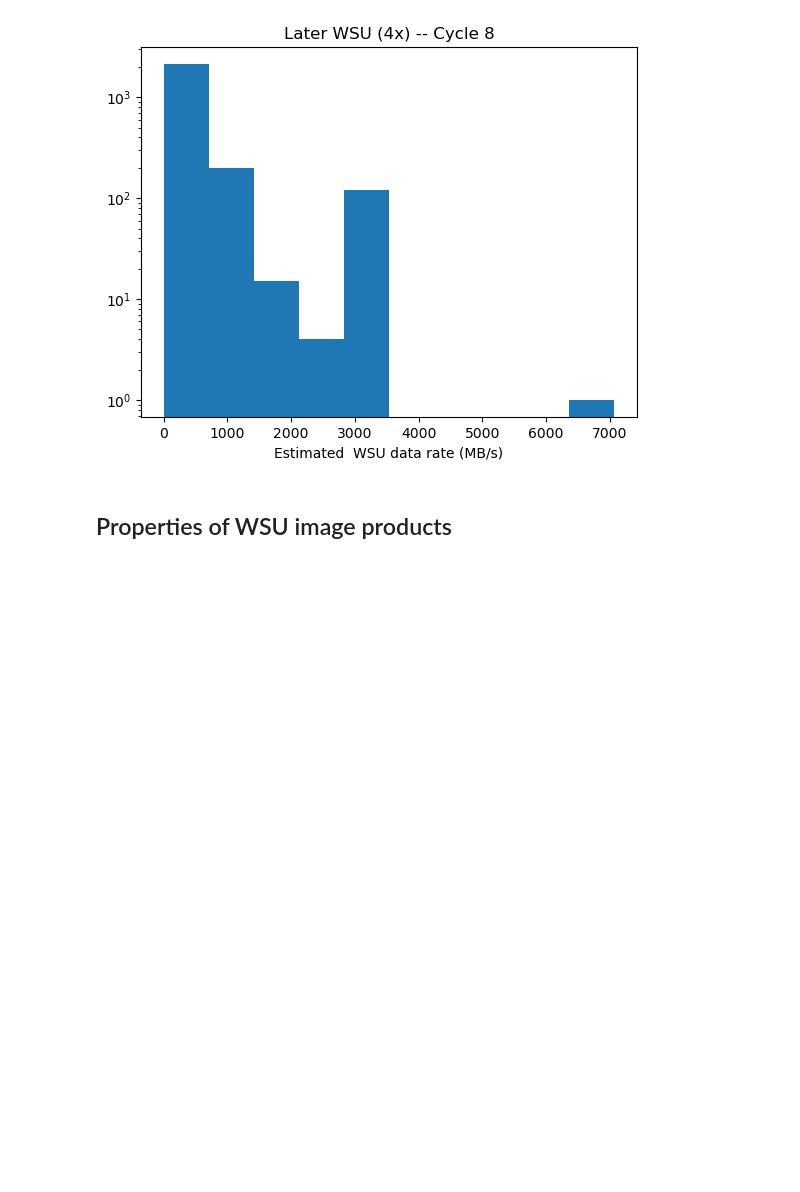
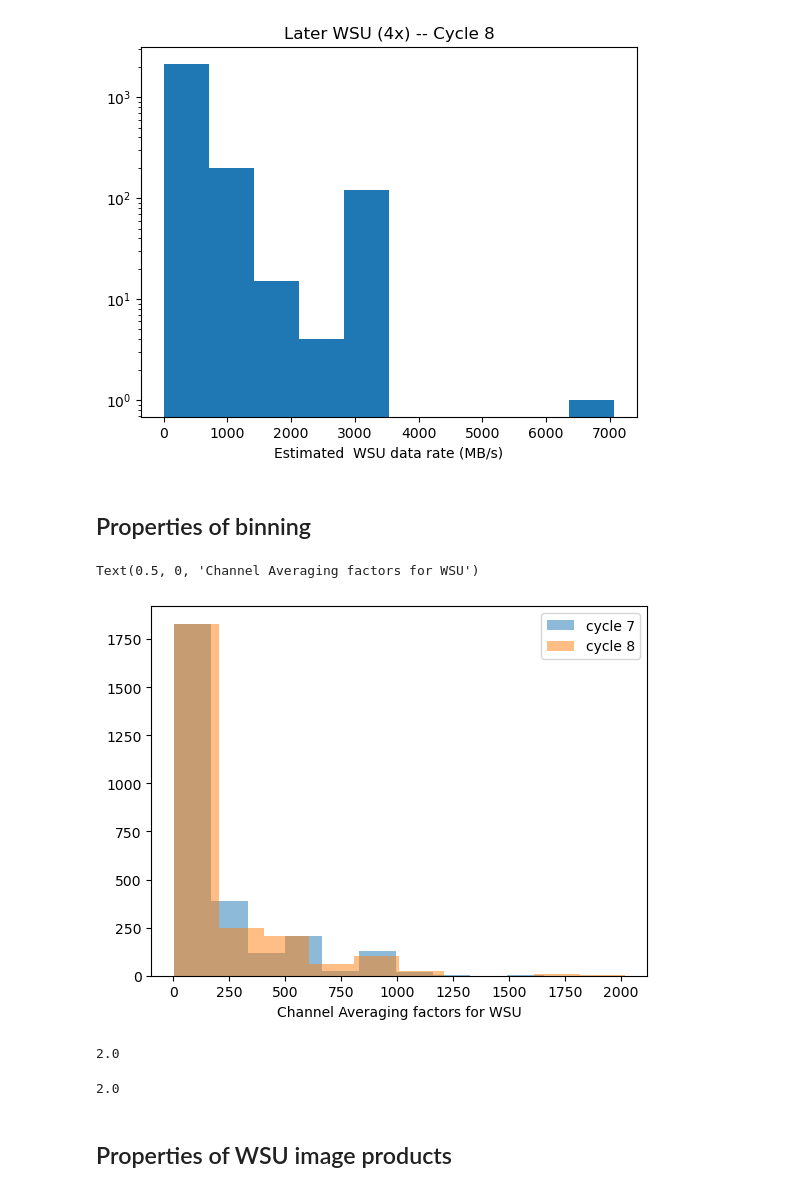
Before and after one commit to aakepley/big-cubes, a Jupyter notebook: WSU_Impact_Example.ipynb, the cells around one changed output. Drawn from its saved outputs; the diff is of its cells as text; code cells hidden in the pictures; blank space fills up the shorter version.

```diff
--- a/WSU_Impact_Example.ipynb
+++ b/WSU_Impact_Example.ipynb
@@ -225,6 +225,24 @@ plt.title('Later WSU (4x) -- Cycle 8')
 # %% [output]
 Text(0.5, 1.0, 'Later WSU (4x) -- Cycle 8')
 [figure]
+# %% [markdown]
+## Properties of binning
+# %%
+plt.hist(result_c7_mous['wsu_chanavg_stepped2'].value,alpha=0.5,label='cycle 7')
+plt.hist(result_c8_mous['wsu_chanavg_stepped2'].value,alpha=0.5, label='cycle 8')
+plt.legend()
+plt.xlabel('Channel Averaging factors for WSU')
+# %% [output]
+Text(0.5, 0, 'Channel Averaging factors for WSU')
+[figure, added]
+# %%
+np.min(result_c8_mous['wsu_chanavg_stepped2'].value)
+# %% [output]
+2.0
+# %%
+np.min(result_c7_mous['wsu_chanavg_stepped2'].value)
+# %% [output]
+2.0
 # %% [markdown]
 ## Properties of WSU image products
 # %%
```
Also changed, not shown: 5 other files.
